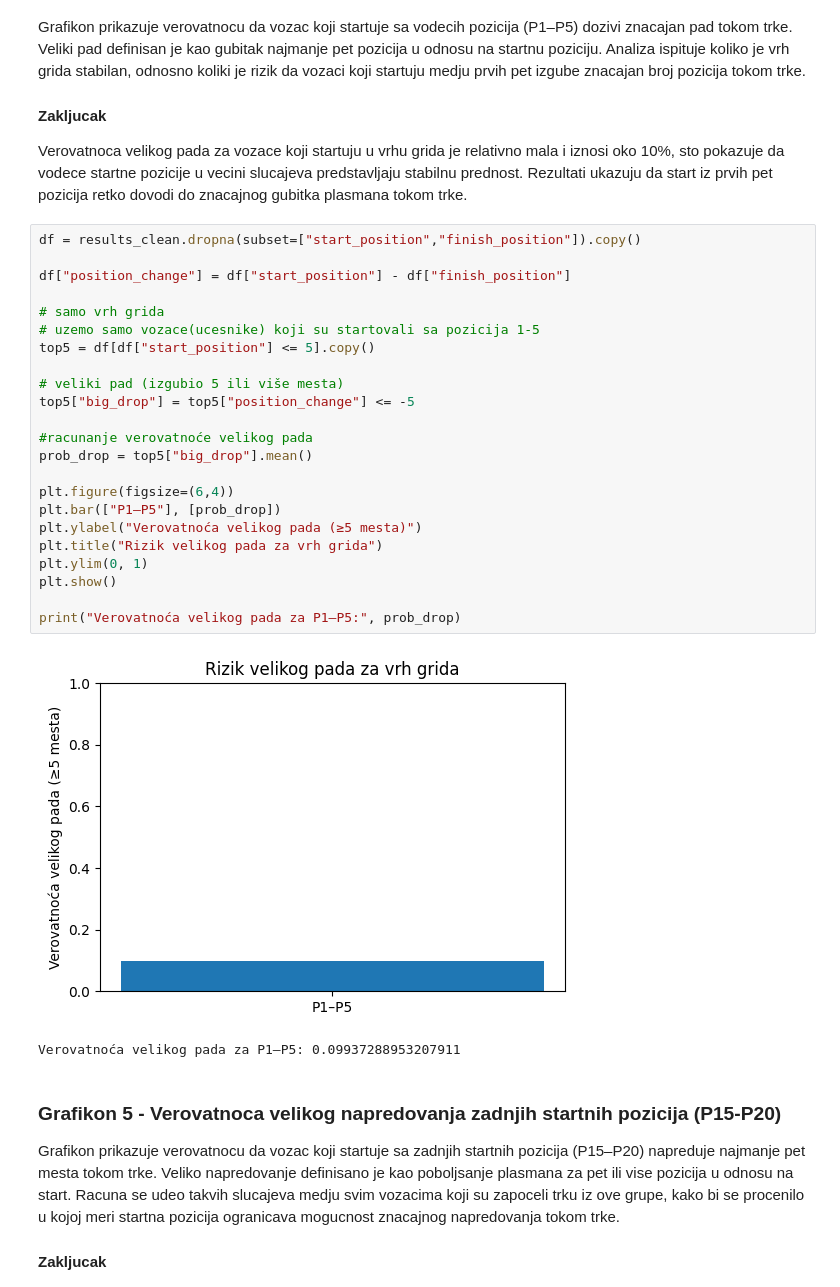
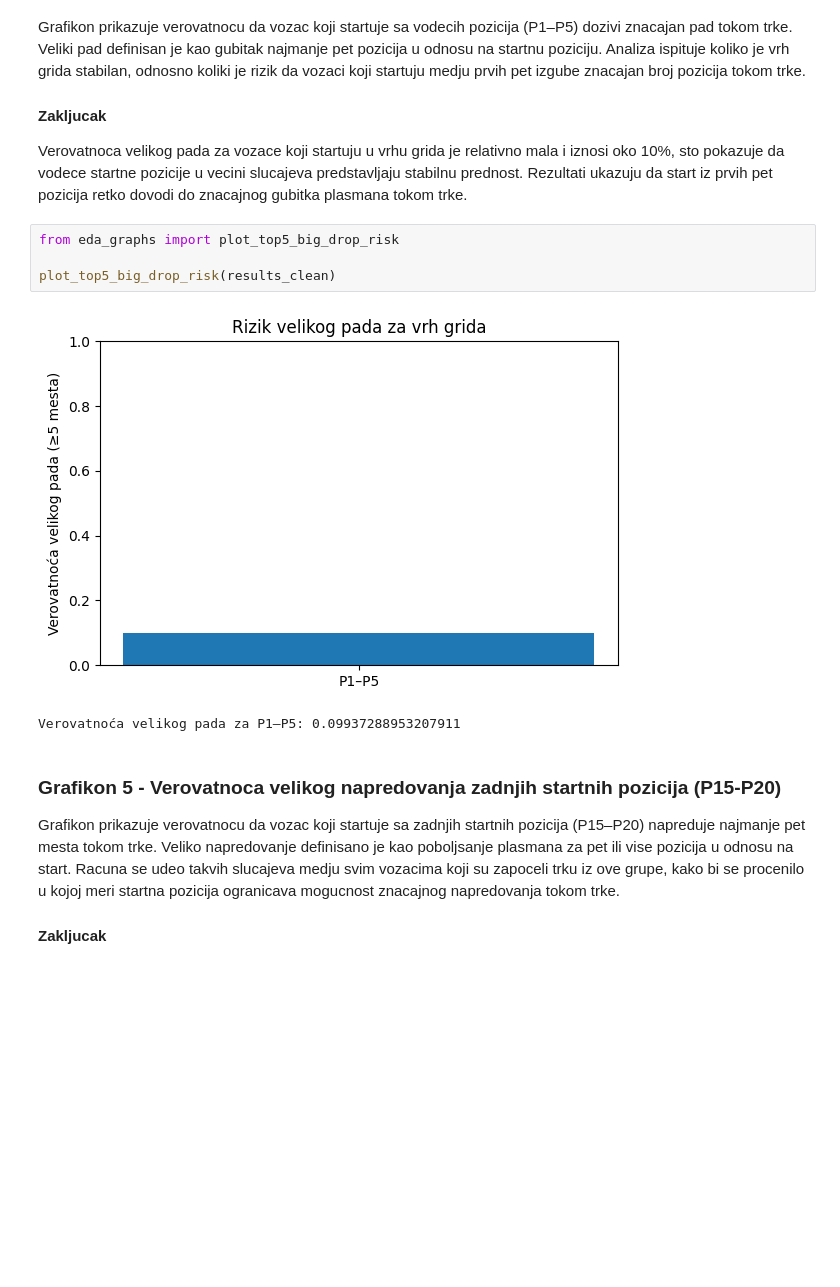
Before and after one commit to zelick/SIAP-F1-Analiza, a Jupyter notebook: SIAP_EDA_BaslineModel.ipynb, the cells around one changed output. Cells and saved outputs as stored; diff of their text form; blank space fills up the shorter version.

```diff
--- a/SIAP_EDA_BaslineModel.ipynb
+++ b/SIAP_EDA_BaslineModel.ipynb
@@ -242,30 +171,11 @@ Grafikon prikazuje verovatnocu da vozac koji startuje sa vodecih pozicija (P1–
 #### Zakljucak
 Verovatnoca velikog pada za vozace koji startuju u vrhu grida je relativno mala i iznosi oko 10%, sto pokazuje da vodece startne pozicije u vecini slucajeva predstavljaju stabilnu prednost. Rezultati ukazuju da start iz prvih pet pozicija retko dovodi do znacajnog gubitka plasmana tokom trke.
 # %%
-df = results_clean.dropna(subset=["start_position","finish_position"]).copy()
+from eda_graphs import plot_top5_big_drop_risk
 
-df["position_change"] = df["start_position"] - df["finish_position"]
-
-# samo vrh grida
-# uzemo samo vozace(ucesnike) koji su startovali sa pozicija 1-5
-top5 = df[df["start_position"] <= 5].copy()
-
-# veliki pad (izgubio 5 ili više mesta)
-top5["big_drop"] = top5["position_change"] <= -5
-
-#racunanje verovatnoće velikog pada
-prob_drop = top5["big_drop"].mean()
-
-plt.figure(figsize=(6,4))
-plt.bar(["P1–P5"], [prob_drop])
-plt.ylabel("Verovatnoća velikog pada (≥5 mesta)")
-plt.title("Rizik velikog pada za vrh grida")
-plt.ylim(0, 1)
-plt.show()
-
-print("Verovatnoća velikog pada za P1–P5:", prob_drop)
+plot_top5_big_drop_risk(results_clean)
 # %% [output]
-[figure, old version]
+[figure, new version]
 Verovatnoća velikog pada za P1–P5: 0.09937288953207911
 # %% [markdown]
 ### Grafikon 5 - Verovatnoca velikog napredovanja zadnjih startnih pozicija (P15-P20)
```
Also changed, not shown: parts of 11 cells of this notebook, 1 other file.
